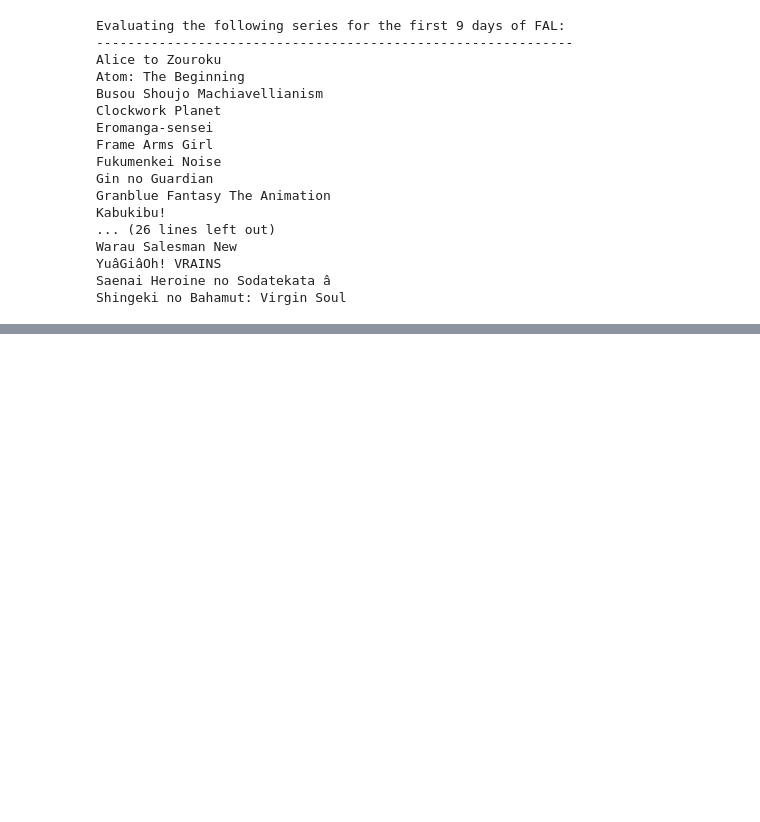
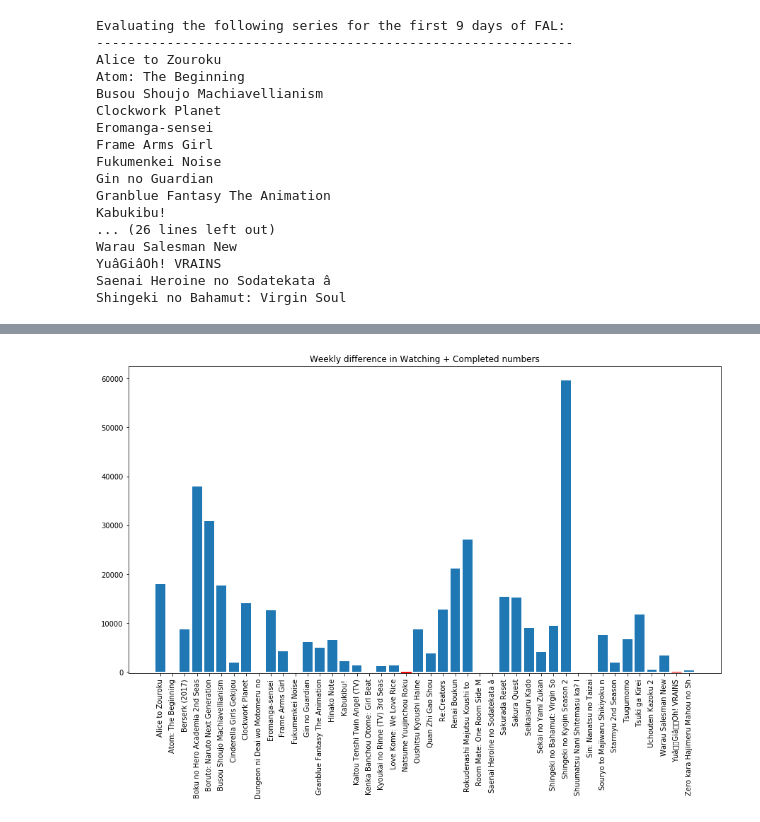
Before and after one commit to leyhline/falchooser, a Jupyter notebook: analysis.ipynb, the cells around one changed output, grey strips where cells are left out. Saved outputs shown, nothing was run; the diff lists cells and outputs as text; code cells hidden in the pictures; blank space fills up the shorter version.

```diff
--- a/analysis.ipynb
+++ b/analysis.ipynb
@@ -110,0 +108,27 @@ plt.show()
+# %%
+weekly_interval = tuple(range(0, up_to_days, 7))
+if len(weekly_interval) > 1:
+    i = 0
+    fig, axs = plt.subplots(len(weekly_interval) - 1, sharex=True)
+    fig.set_size_inches(15, 8 * (len(weekly_interval) - 1))
+    while i + 1 < len(weekly_interval):
+        t0_stats = get_statistics(first_day=weekly_interval[i], last_day=weekly_interval[i])
+        t1_stats = get_statistics(first_day=weekly_interval[i+1], last_day=weekly_interval[i+1])
+        # TODO Use numpy or pandas.
+        diff = zip((stat[watching_index] for stat in t0_stats), (stat[watching_index] for stat in t1_stats))
+        diff = tuple(t[1] - t[0] for t in diff)
+        if hasattr(axs, "__getitem__"):
+            ax = axs[i]
+        else:
+            ax = axs
+        anime_titles = tuple(stat[0][:30] for stat in t0_stats)
+        rects = ax.bar(tuple(range(len(diff))), diff, tick_label=anime_titles)
+        negative_rects = filter(lambda x: x.get_y() < 0, rects)
+        for rect in negative_rects:
+            rect.set_color("r")
+        i += 1
+    plt.xticks(tuple(range(len(diff))), rotation="vertical")
+    plt.title("Weekly difference in Watching + Completed numbers")
+    plt.show()
+# %% [output]
+[figure, added]
```
Also changed, not shown: parts of 3 cells of this notebook.
